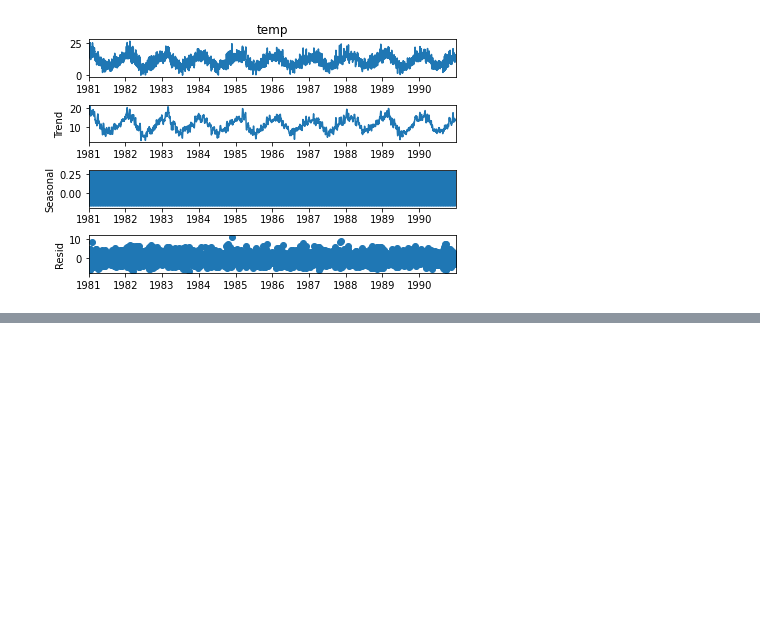
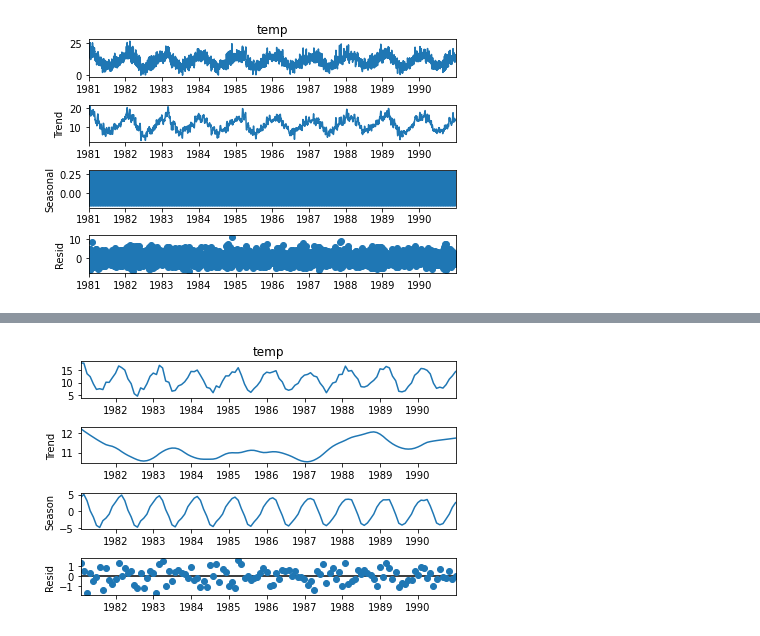
Before and after one commit to michaelk-a-m/SimpleTimeSeries, a Jupyter notebook: TemperatureTS.ipynb, the cells around one changed output, grey strips where cells are left out. Saved outputs shown, nothing was run; the diff lists cells and outputs as text; code cells hidden in the pictures; blank space fills up the shorter version.

```diff
--- a/TemperatureTS.ipynb
+++ b/TemperatureTS.ipynb
@@ -81,0 +126,2 @@ fig = sd.plot()
+# %%
+temp = pd.Series(data = list(df_month['Temp']), index= pd.date_range(df_month.index.min(), periods=len(df_month['Temp']), freq='M'), name='temp', dtype='float', copy=True)
@@ -81,0 +143,6 @@ fig = sd.plot()
+# %%
+stl = STL(temp, seasonal =365)
+res = stl.fit()
+fig = res.plot()
+# %% [output]
+[figure, added]
```
Also changed, not shown: parts of 10 cells of this notebook.
